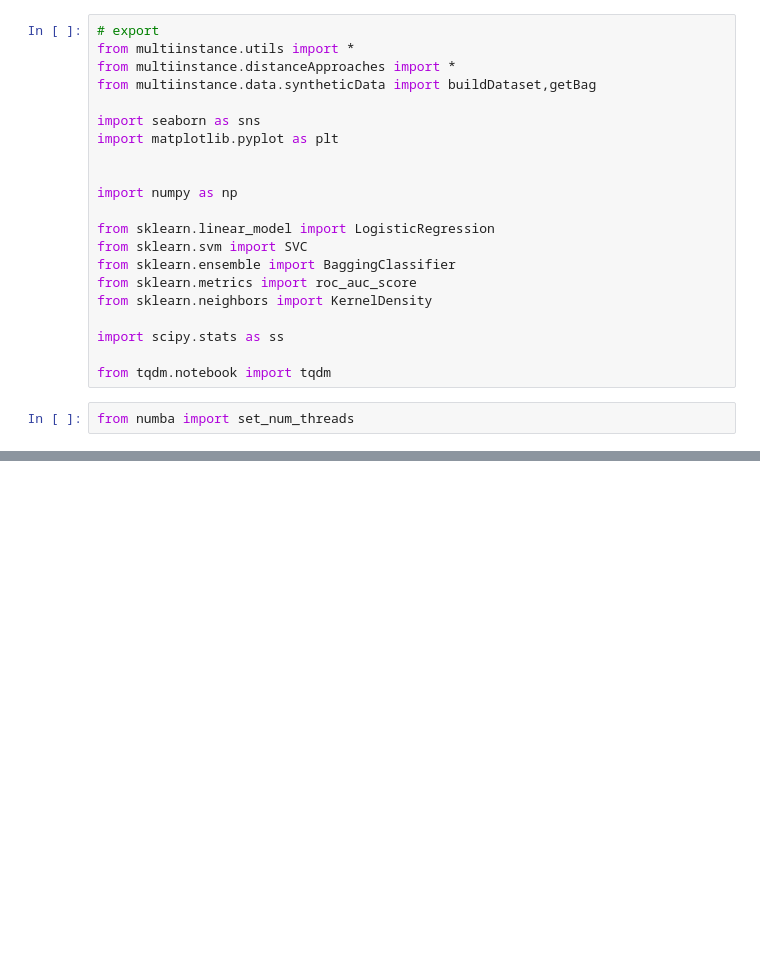
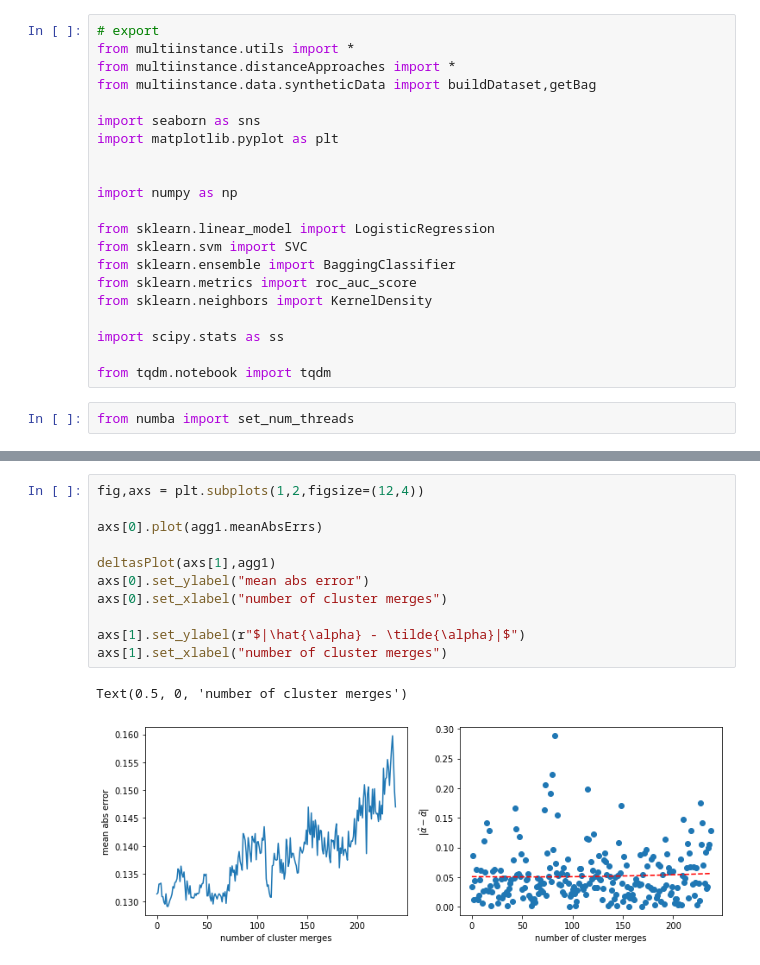
Before and after one commit to Dzeiberg/multiinstance, a Jupyter notebook: 06_Agglomerative_Clustering_KS_on_One_D_Scores.ipynb, the cells around one changed output, grey strips where cells are left out. Drawn from its saved outputs; the diff is of its cells as text; blank space fills up the shorter version.

```diff
--- a/06_Agglomerative_Clustering_KS_on_One_D_Scores.ipynb
+++ b/06_Agglomerative_Clustering_KS_on_One_D_Scores.ipynb
@@ -191,0 +193,14 @@ for i,bags in agg0.clusterMembers.items():
+# %%
+fig,axs = plt.subplots(1,2,figsize=(12,4))
+
+axs[0].plot(agg1.meanAbsErrs)
+
+deltasPlot(axs[1],agg1)
+axs[0].set_ylabel("mean abs error")
+axs[0].set_xlabel("number of cluster merges")
+
+axs[1].set_ylabel(r"$|\hat{\alpha} - \tilde{\alpha}|$")
+axs[1].set_xlabel("number of cluster merges")
+# %% [output]
+Text(0.5, 0, 'number of cluster merges')
+[figure, added]
```
Also changed, not shown: parts of 18 cells of this notebook, 5 other files.
